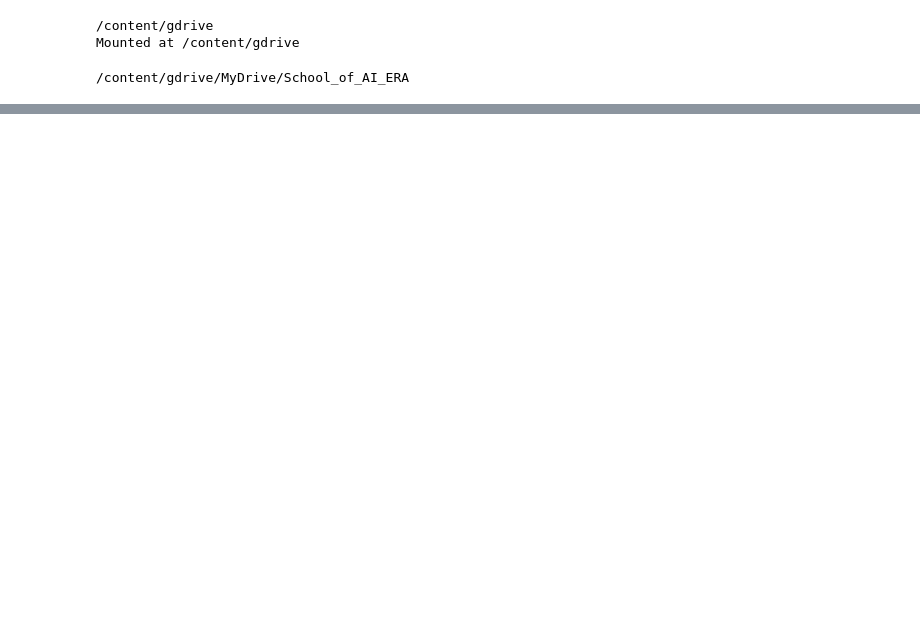
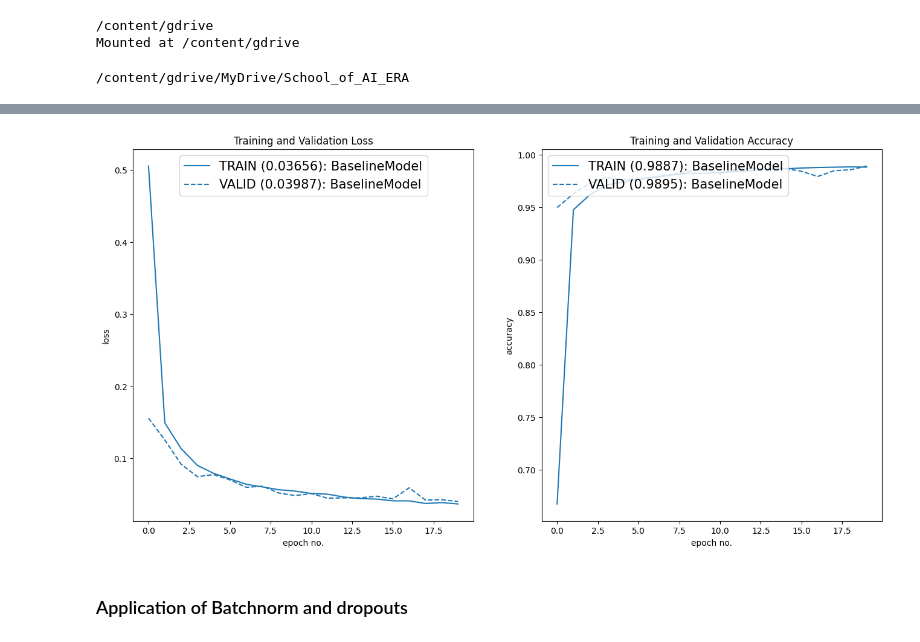
Before and after one commit to soutrik71/School_of_AI_ERA, a Jupyter notebook: session6/Session6.ipynb, the cells around one changed output, grey strips where cells are left out. Drawn from its saved outputs; the diff is of its cells as text; code cells hidden in the pictures; blank space fills up the shorter version.

```diff
--- a/session6/Session6.ipynb
+++ b/session6/Session6.ipynb
@@ -17,0 +277,5 @@ Mounted at /content/gdrive
+# %%
+# Loading the train and test loader
+kwargs = {'batch_size': batch_size, 'shuffle': True, 'num_workers': 1, 'pin_memory': True}
+test_loader = torch.utils.data.DataLoader(test_data, **kwargs)
+train_loader = torch.utils.data.DataLoader(train_data, **kwargs)
@@ -17,0 +443,6 @@ Mounted at /content/gdrive
+# %%
+# New Model Instance
+baseline_model = MnistBaseline(in_channels=1,
+                                           hidden_units=8,
+                                           out_channels=10).to(device)
+summary(baseline_model, input_size=(1, 28, 28))
@@ -17,0 +579,24 @@ Mounted at /content/gdrive
+# %%
+# driver setup----
+# optmizer
+optimizer = optim.Adam(baseline_model.parameters(), lr=lr)
+# loss
+criterion = nn.CrossEntropyLoss()
+# metric
+metric = MulticlassAccuracy(device = device, num_classes=10)
+# Early stopping
+early_stopping = EarlyStopping(patience=5, verbose=True)
+# %%
+train_losses = []
+train_metrics = []
+test_losses = []
+test_metrics = []
+
+for epoch in range(0,epochs):
+  print(f'Epoch {epoch}')
+  train_losses, train_metrics = train_module(baseline_model, device, train_loader, optimizer, criterion, metric, train_losses, train_metrics)
+  test_losses , test_metrics = test_module(baseline_model, device, test_loader, criterion, metric, test_losses, test_metrics)
+  early_stopping(test_losses[-1], baseline_model, epoch) # last recorded test loss to measure the improvement against the prior one
+  if early_stopping.early_stop:
+    print("Early stopping")
+    break
@@ -17,0 +627,13 @@ Mounted at /content/gdrive
+# %%
+plot_loss_accuracy(train_loss= [train_losses],
+                   val_loss= [test_losses],
+                   train_acc= [train_metrics],
+                   val_acc= [test_metrics],
+                   labels=['BaselineModel'],
+                   colors=['blue'],
+                   loss_legend_loc='upper center',
+                   acc_legend_loc='upper left')
+# %% [output]
+[figure, added]
+# %% [markdown]
+### Application of Batchnorm and dropouts
```
Also changed, not shown: parts of 94 cells of this notebook.
